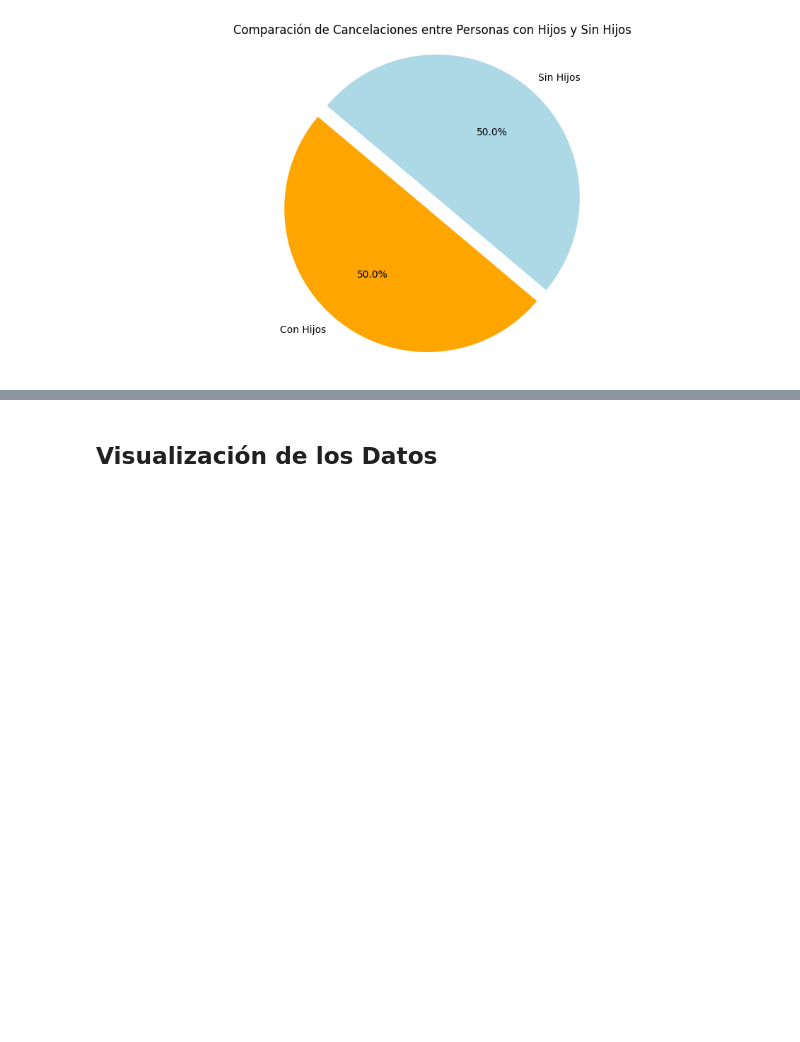
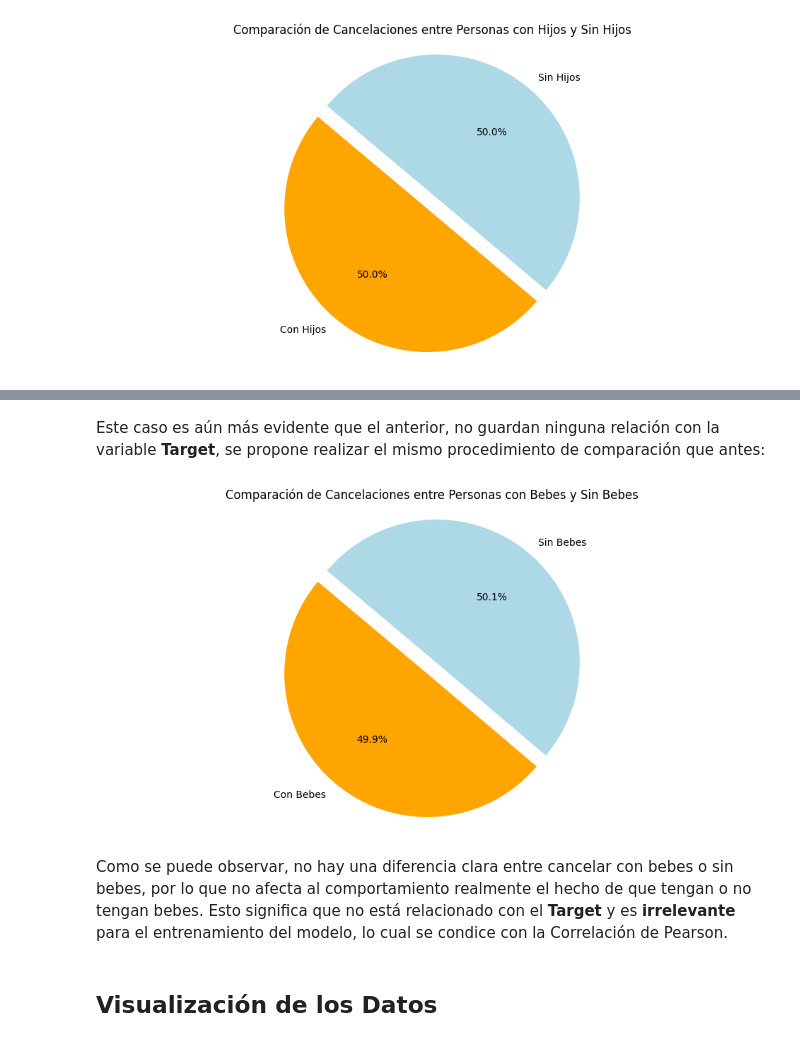
Before and after one commit to InspectorDave/OrgaDeDatos-TPs, a Jupyter notebook: 7506R_TP1_GRUPO11_CHP1_ENTREGA.ipynb, the cells around one changed output, grey strips where cells are left out. Saved outputs shown, nothing was run; the diff lists cells and outputs as text; code cells hidden in the pictures; blank space fills up the shorter version.

Commit message:
babies

```diff
--- a/7506R_TP1_GRUPO11_CHP1_ENTREGA.ipynb
+++ b/7506R_TP1_GRUPO11_CHP1_ENTREGA.ipynb
@@ -860,3 +898,35 @@ Como se puede observar, no hay una diferencia clara entre cancelar con hijos o s
+# %% [markdown]
+Este caso es aún más evidente que el anterior, no guardan ninguna relación con la variable **Target**, se propone realizar el mismo procedimiento de comparación que antes:
+# %%
+hotels_df['babies'].fillna(0, inplace=True)
+
+cancelations_by_babies = hotels_cancelations['babies'].value_counts().sort_index()
+total_reservations_by_babies = hotels_df['babies'].value_counts().sort_index()
+total_reservations_with_babies = total_reservations_by_babies.sum()
+total_cancelations_with_babies = cancelations_by_babies.sum()
+percentage_cancelations_with_babies = (total_cancelations_with_babies / total_reservations_with_babies) * 100
+
+reservations_without_babies = hotels_df[hotels_df['babies'] == 0]
+cancelations_without_babies = reservations_without_babies[reservations_without_babies['is_canceled'] == 1]
+total_reservations_without_babies = len(reservations_without_babies)
+total_cancelations_without_babies = len(cancelations_without_babies)
+percentage_cancelations_without_babies = (total_cancelations_without_babies / total_reservations_without_babies) * 100
+
+plt.figure(figsize=(12, 6))
+labels = ['Con Bebes', 'Sin Bebes']
+sizes = [percentage_cancelations_with_babies, percentage_cancelations_without_babies]
+colors = ['orange', 'lightblue']
+explode = (0.1, 0)
+plt.pie(sizes, labels=labels, autopct='%1.1f%%', colors=colors, explode=explode, startangle=140)
+plt.axis('equal')
+plt.title('Comparación de Cancelaciones entre Personas con Bebes y Sin Bebes')
+plt.show()
+
+hotels_df = hotels_df_backup
+# %% [output]
+[figure, added]
+# %% [markdown]
+Como se puede observar, no hay una diferencia clara entre cancelar con bebes o sin bebes, por lo que no afecta al comportamiento realmente el hecho de que tengan o no tengan bebes. Esto significa que no está relacionado con el **Target** y es **irrelevante** para el entrenamiento del modelo, lo cual se condice con la Correlación de Pearson.
 # %% [markdown]
 ## Visualización de los Datos
 # %% [markdown]
```
Also changed, not shown: parts of 6 cells of this notebook.
